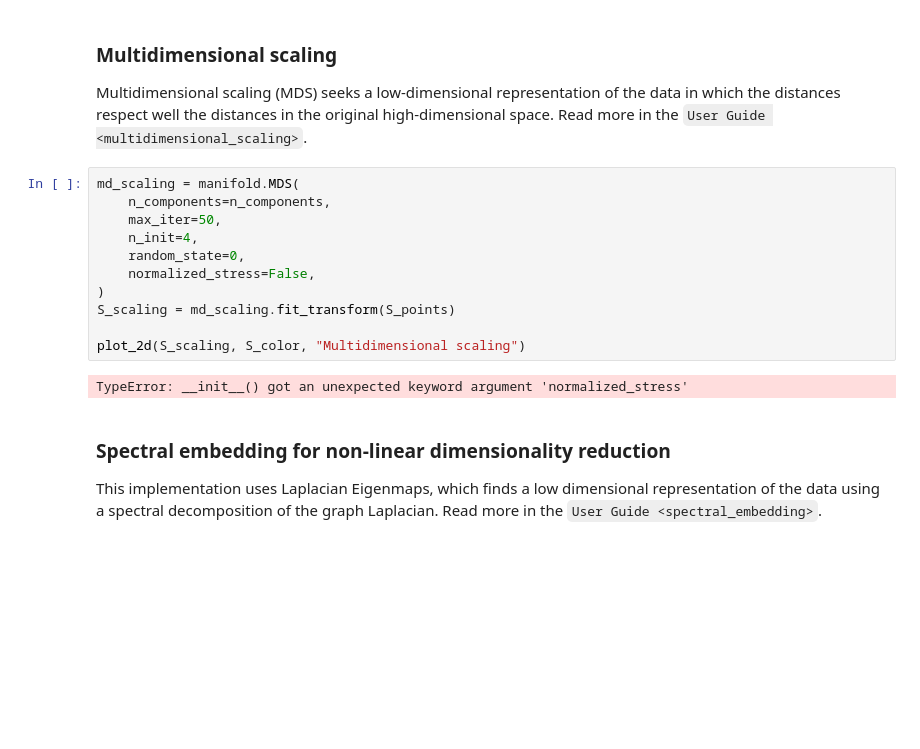
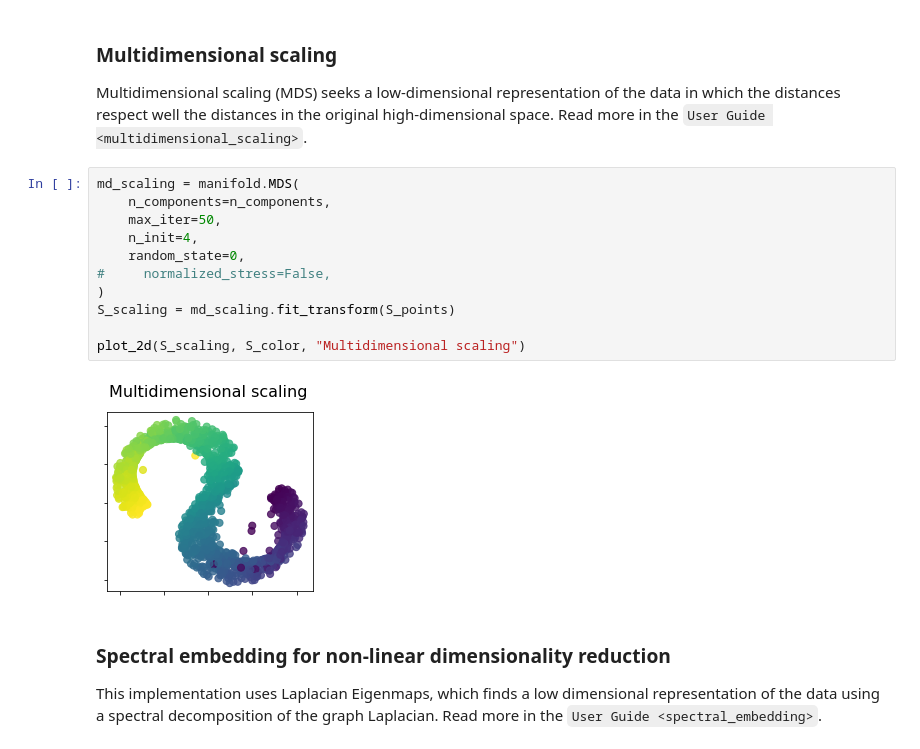
Before and after one commit to tekeuange23/ml-in-action, a Jupyter notebook: Manifold-learning.ipynb, the cells around one changed output. Drawn from its saved outputs; the diff is of its cells as text; blank space fills up the shorter version.

```diff
--- a/Manifold-learning.ipynb
+++ b/Manifold-learning.ipynb
@@ -156,16 +154,16 @@ Read more in the `User Guide <multidimensional_scaling>`.
 # %%
 md_scaling = manifold.MDS(
     n_components=n_components,
     max_iter=50,
     n_init=4,
     random_state=0,
-    normalized_stress=False,
+#     normalized_stress=False,
 )
 S_scaling = md_scaling.fit_transform(S_points)
 
 plot_2d(S_scaling, S_color, "Multidimensional scaling")
 # %% [output]
-TypeError: __init__() got an unexpected keyword argument 'normalized_stress'
+[figure, added]
 # %% [markdown]
 ### Spectral embedding for non-linear dimensionality reduction
 
```
Also changed, not shown: parts of 3 cells of this notebook.
